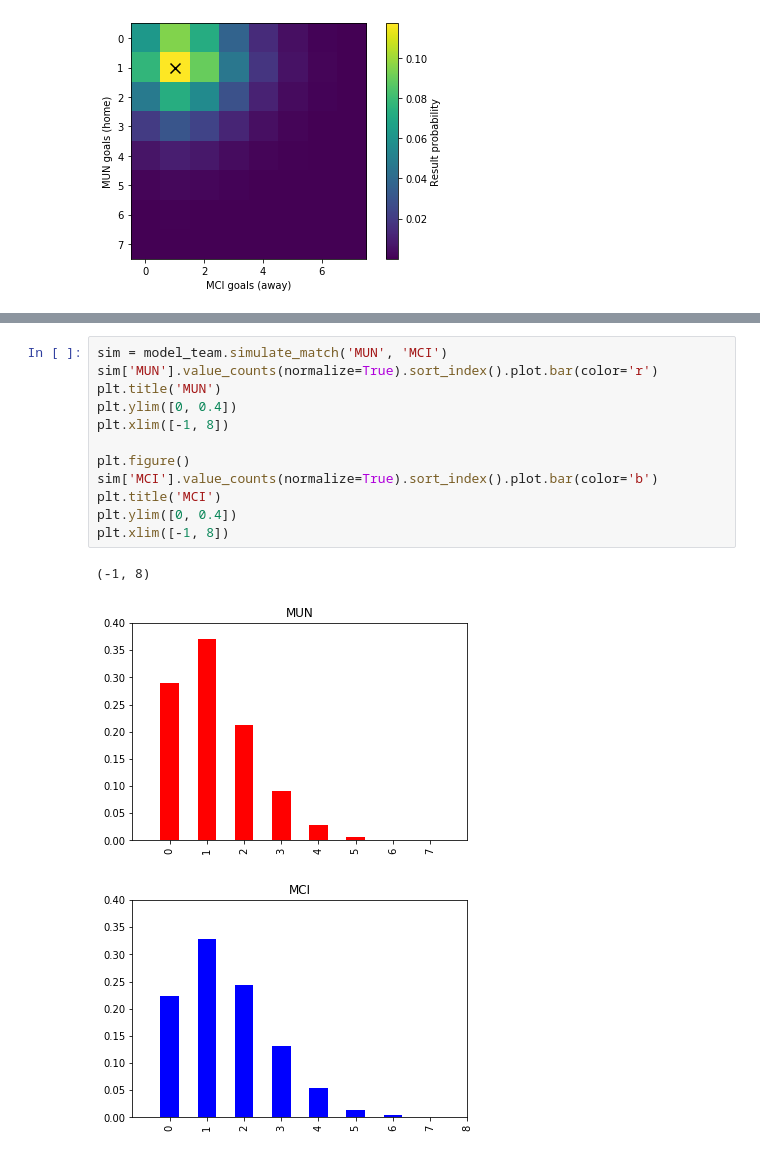
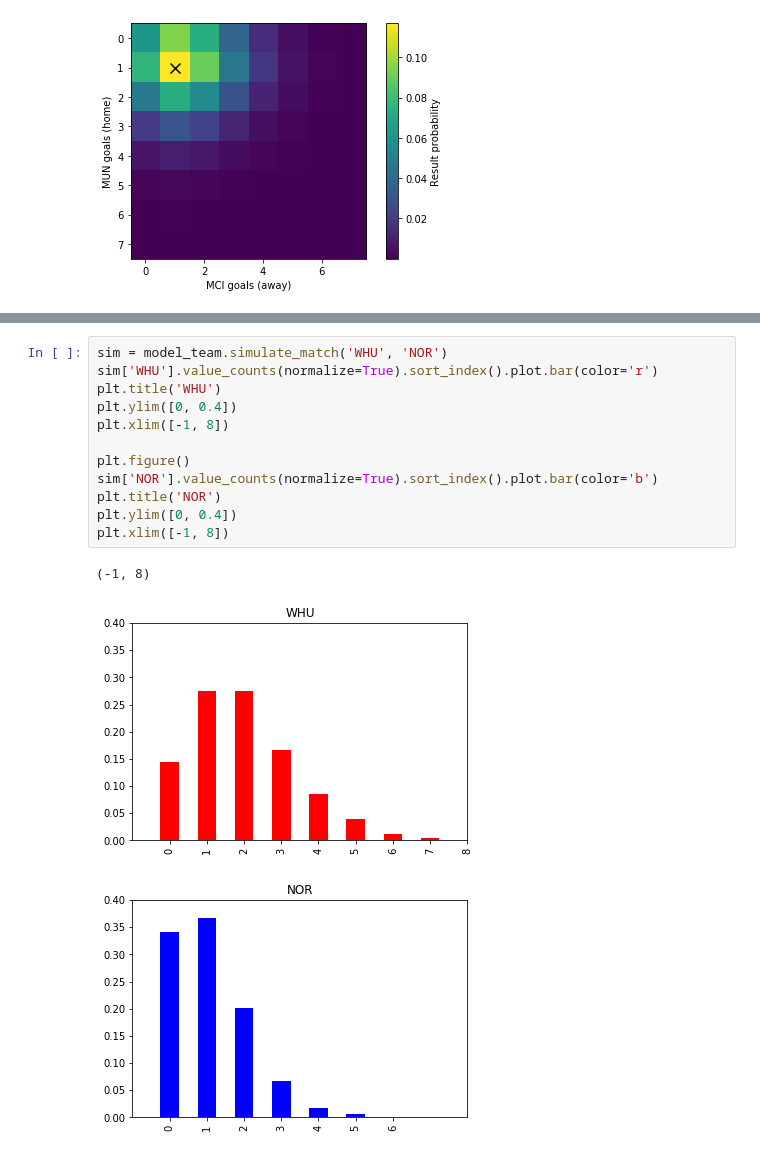
Before and after one commit to alan-turing-institute/AIrsenal, a Jupyter notebook: sandbox/team_model.ipynb, the cells around one changed output, grey strips where cells are left out. Drawn from its saved outputs; the diff is of its cells as text.

```diff
--- a/sandbox/team_model.ipynb
+++ b/sandbox/team_model.ipynb
@@ -84,16 +160,16 @@ model_team.log_score()
 # %%
-sim = model_team.simulate_match('MUN', 'MCI')
-sim['MUN'].value_counts(normalize=True).sort_index().plot.bar(color='r')
-plt.title('MUN')
+sim = model_team.simulate_match('WHU', 'NOR')
+sim['WHU'].value_counts(normalize=True).sort_index().plot.bar(color='r')
+plt.title('WHU')
 plt.ylim([0, 0.4])
 plt.xlim([-1, 8])
 
 plt.figure()
-sim['MCI'].value_counts(normalize=True).sort_index().plot.bar(color='b')
-plt.title('MCI')
+sim['NOR'].value_counts(normalize=True).sort_index().plot.bar(color='b')
+plt.title('NOR')
 plt.ylim([0, 0.4])
 plt.xlim([-1, 8])
 # %% [output]
 (-1, 8)
-[figure, old version]
+[figure, new version]
-[figure, old version]
+[figure, new version]
```
Also changed, not shown: parts of 24 cells of this notebook, 1 other file.
